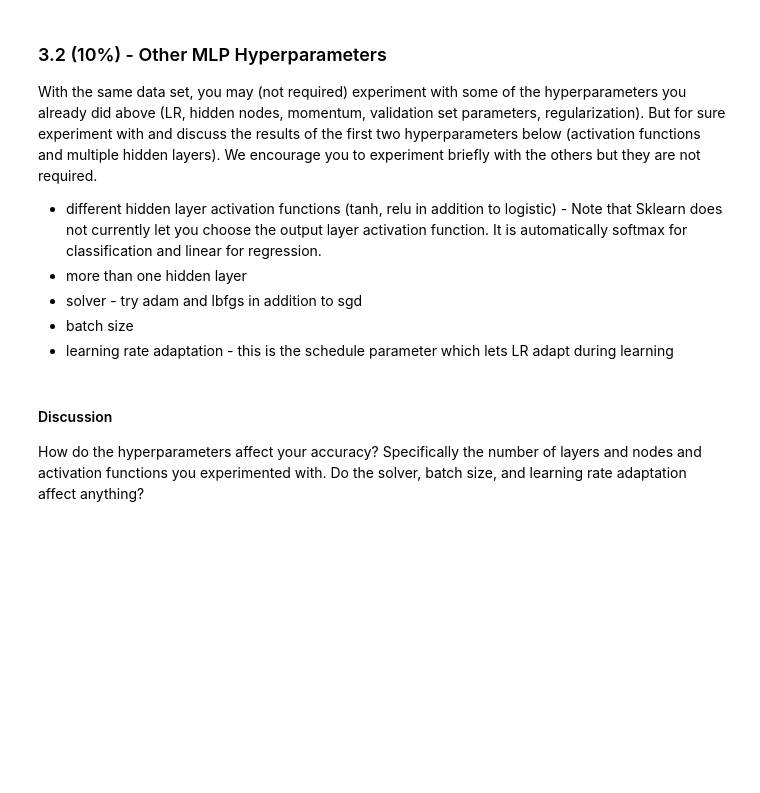
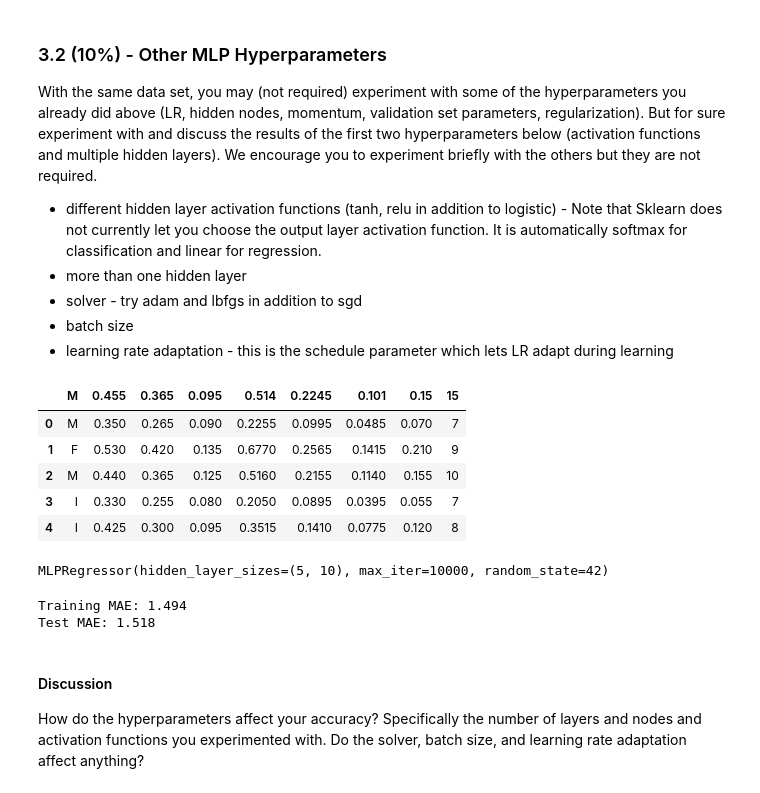
Before and after one commit to joansia9/backprop, a Jupyter notebook: Backpropagation Lab.ipynb, the cells around one changed output. Drawn from its saved outputs; the diff is of its cells as text; code cells hidden in the pictures; blank space fills up the shorter version.

```diff
--- a/Backpropagation Lab.ipynb
+++ b/Backpropagation Lab.ipynb
@@ -848,3 +936,48 @@ With the same data set, you may (not required) experiment with some of the hyper
+# %%
+# Run with different hyperparameters
+
+import numpy as np
+import pandas as pd
+from sklearn.model_selection import train_test_split
+from sklearn.neural_network import MLPRegressor
+from scipy.io import arff
+from sklearn.preprocessing import LabelEncoder
+from sklearn.metrics import accuracy_score
+
+abalone_df= pd.read_csv('abalone.data')
+abalone_df.head()
+# %% [output]
+|  | M | 0.455 | 0.365 | 0.095 | 0.514 | 0.2245 | 0.101 | 0.15 | 15 |
+| 0 | M | 0.350 | 0.265 | 0.090 | 0.2255 | 0.0995 | 0.0485 | 0.070 | 7 |
+| 1 | F | 0.530 | 0.420 | 0.135 | 0.6770 | 0.2565 | 0.1415 | 0.210 | 9 |
+| 2 | M | 0.440 | 0.365 | 0.125 | 0.5160 | 0.2155 | 0.1140 | 0.155 | 10 |
+| 3 | I | 0.330 | 0.255 | 0.080 | 0.2050 | 0.0895 | 0.0395 | 0.055 | 7 |
+| 4 | I | 0.425 | 0.300 | 0.095 | 0.3515 | 0.1410 | 0.0775 | 0.120 | 8 |
+# %%
+#multiple hidden layers and activation functions!
+mlp_regressor = MLPRegressor(hidden_layer_sizes=(5, 10),
+                             activation='relu',
+                             max_iter=10000,
+                             random_state=42)
+mlp_regressor.fit(X_train_scaled, y_train)
+# %% [output]
+MLPRegressor(hidden_layer_sizes=(5, 10), max_iter=10000, random_state=42)
+# %%
+y_train_pred = mlp_regressor.predict(X_train_scaled)
+y_test_pred = mlp_regressor.predict(X_test_scaled)
+
+#MAE stuff
+train_MAE = mean_absolute_error(y_train, y_train_pred)
+test_MAE = mean_absolute_error(y_test, y_test_pred)
+
+print(f'Training MAE: {train_MAE:.3f}')
+print(f'Test MAE: {test_MAE:.3f}')
+
+#Training MAE: 1.494
+#Test MAE: 1.518
+# %% [output]
+Training MAE: 1.494
+Test MAE: 1.518
 # %% [markdown]
 #### Discussion
 How do the hyperparameters affect your accuracy? Specifically the number of layers and nodes and activation functions you experimented with. Do the solver, batch size, and learning rate adaptation affect anything?
```
Also changed, not shown: parts of 23 cells of this notebook.
